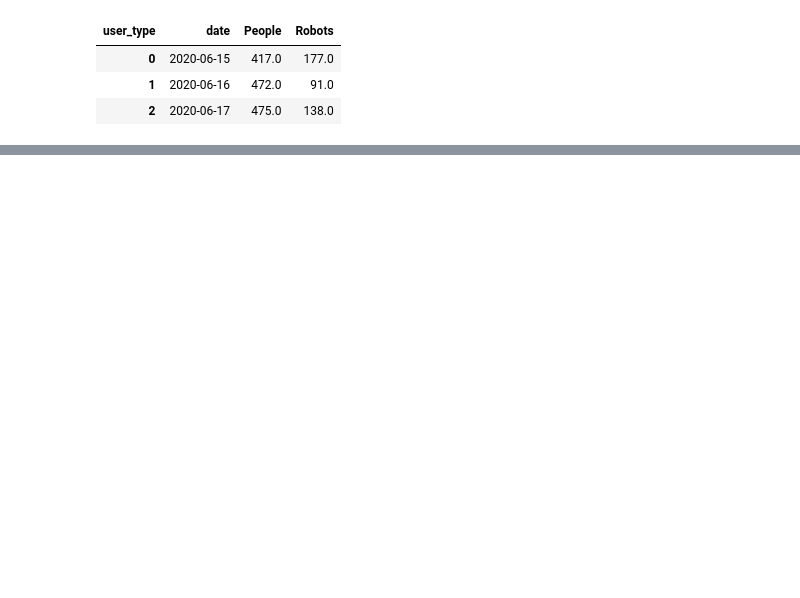
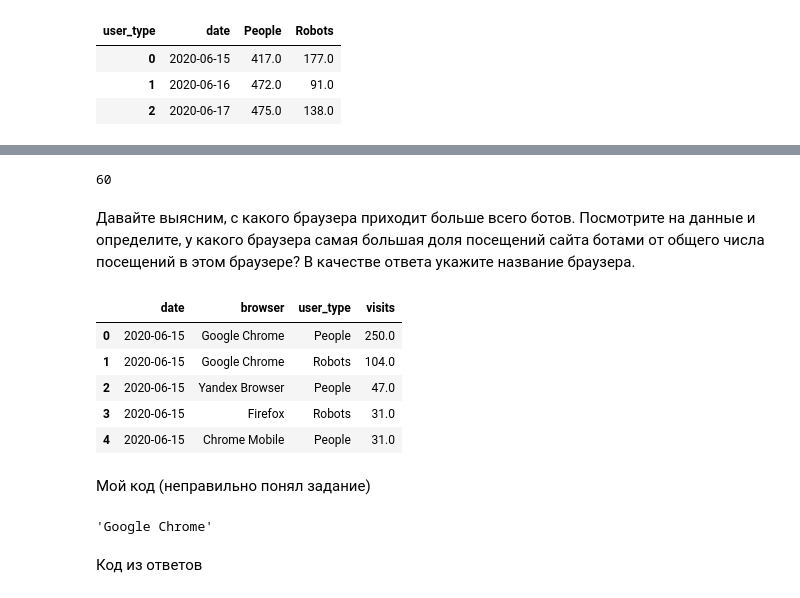
Before and after one commit to Praldmur/Simulation, a Jupyter notebook: mini_project_7.ipynb, the cells around one changed output, grey strips where cells are left out. Cells and saved outputs as stored; diff of their text form; code cells hidden in the pictures; blank space fills up the shorter version.

```diff
--- a/mini_project_7.ipynb
+++ b/mini_project_7.ipynb
@@ -44,0 +69,20 @@ plt.show()
+# %%
+round(df.loc[df.browser == 'Google Chrome', 'visits'].iloc[0] / df.visits.sum() * 100)
+# %% [output]
+60
+# %% [markdown]
+Давайте выясним, с какого браузера приходит больше всего ботов. Посмотрите на данные и определите, у какого браузера самая большая доля посещений сайта ботами от общего числа посещений в этом браузере?
+В качестве ответа укажите название браузера.
+# %%
+df = pd.read_csv(r'C:\Users\PC\Desktop\Софт\Simulation\Simulation\data\7step_3_lesson_7.csv')
+# %%
+df.head()
+# %% [output]
+|  | date | browser | user_type | visits |
+| 0 | 2020-06-15 | Google Chrome | People | 250.0 |
+| 1 | 2020-06-15 | Google Chrome | Robots | 104.0 |
+| 2 | 2020-06-15 | Yandex Browser | People | 47.0 |
+| 3 | 2020-06-15 | Firefox | Robots | 31.0 |
+| 4 | 2020-06-15 | Chrome Mobile | People | 31.0 |
+# %% [markdown]
+Мой код (неправильно понял задание)
@@ -44,0 +94,6 @@ plt.show()
+# %%
+visit_series[max_visit_index]
+# %% [output]
+'Google Chrome'
+# %% [markdown]
+Код из ответов
```
Also changed, not shown: parts of 24 cells of this notebook.
